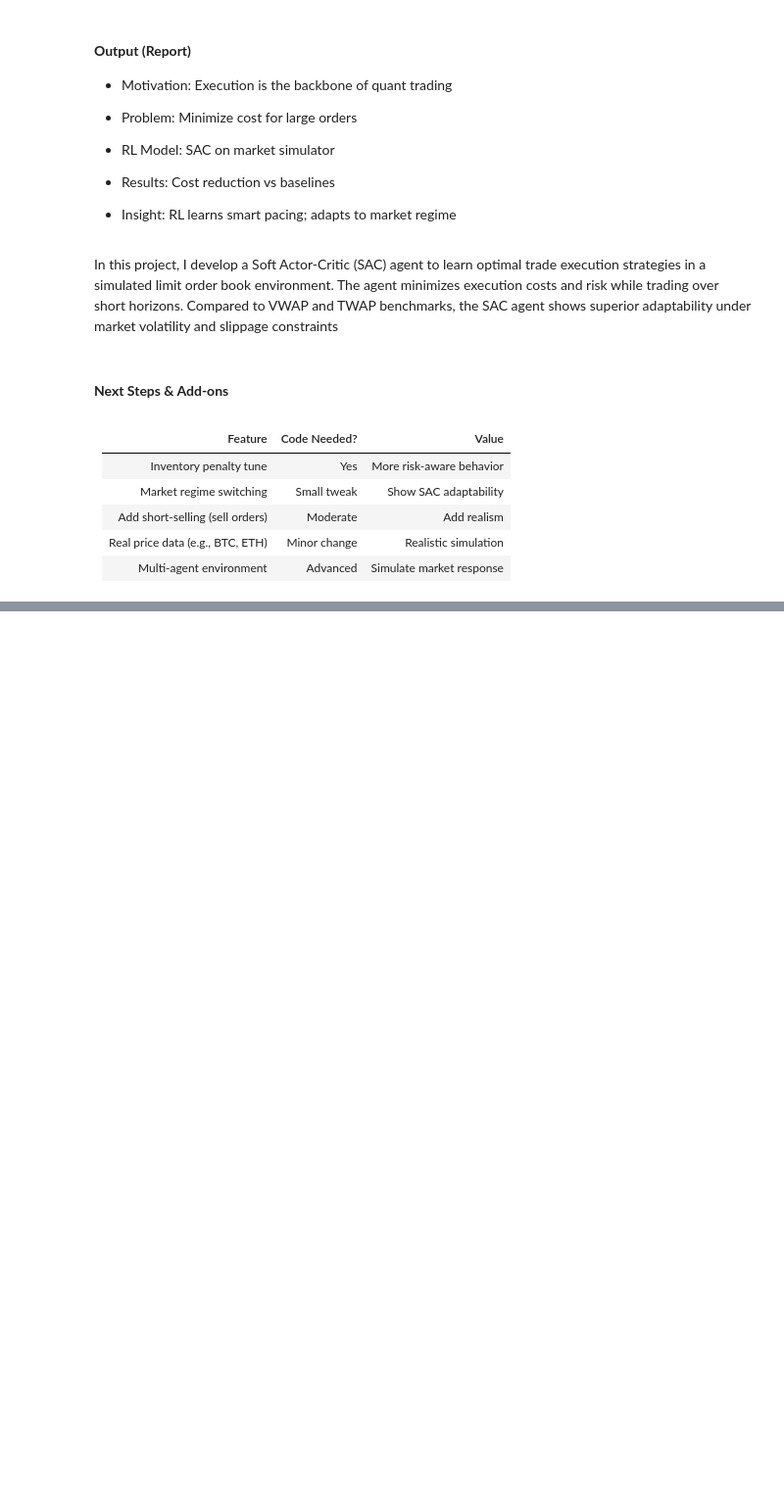
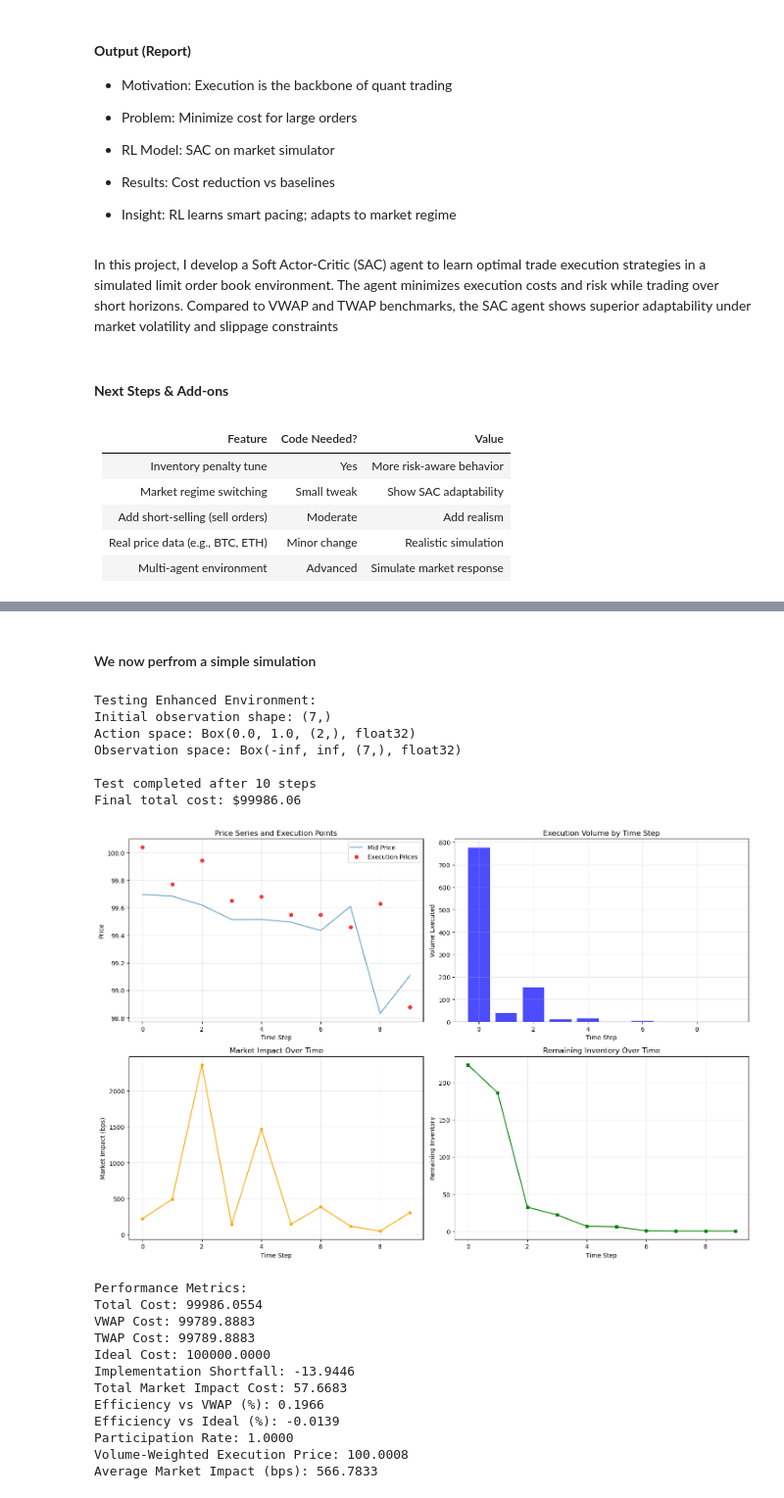
Before and after one commit to victorsobottka/rl_final_project_2025, a Jupyter notebook: RL_Final_v0.ipynb, the cells around one changed output, grey strips where cells are left out. Shown at 98% size. Saved outputs shown, nothing was run; the diff lists cells and outputs as text; code cells hidden in the pictures; blank space fills up the shorter version.

Commit message:
changed the environment to a more realistic one and trained the sec. comparisons done

```diff
--- a/RL_Final_v0.ipynb
+++ b/RL_Final_v0.ipynb
@@ -284,0 +581,61 @@ In this project, I develop a Soft Actor-Critic (SAC) agent to learn optimal trad
+# %% [markdown]
+#### We now perfrom a simple simulation
+# %%
+env = EnhancedExecutionEnv(
+        total_steps=60,
+        total_inventory=1000,
+        volatility_regime='normal',
+        enable_market_impact=True
+    )
+
+# Test environment
+obs = env.reset()
+history = []
+
+print("Testing Enhanced Environment:")
+print(f"Initial observation shape: {obs.shape}")
+print(f"Action space: {env.action_space}")
+print(f"Observation space: {env.observation_space}")
+
+for i in range(10):
+    # Random action for testing
+    action = env.action_space.sample()
+    obs, reward, done, info = env.step(action)
+    history.append(info)
+
+    if done:
+        break
+
+print(f"\nTest completed after {len(history)} steps")
+print(f"Final total cost: ${history[-1]['total_cost']:.2f}")
+plot_execution_analysis(history, env.price_series)
+
+# Calculate metrics
+metrics = enhanced_evaluation_metrics(history, env.price_series, env.total_inventory)
+print("\nPerformance Metrics:")
+for key, value in metrics.items():
+    if isinstance(value, float):
+        print(f"{key}: {value:.4f}")
+    else:
+        print(f"{key}: {value}")
+# %% [output]
+Testing Enhanced Environment:
+Initial observation shape: (7,)
+Action space: Box(0.0, 1.0, (2,), float32)
+Observation space: Box(-inf, inf, (7,), float32)
+
+Test completed after 10 steps
+Final total cost: $99986.06
+[figure, added]
+Performance Metrics:
+Total Cost: 99986.0554
+VWAP Cost: 99789.8883
+TWAP Cost: 99789.8883
+Ideal Cost: 100000.0000
+Implementation Shortfall: -13.9446
+Total Market Impact Cost: 57.6683
+Efficiency vs VWAP (%): 0.1966
+Efficiency vs Ideal (%): -0.0139
+Participation Rate: 1.0000
+Volume-Weighted Execution Price: 100.0008
+Average Market Impact (bps): 566.7833
```
Also changed, not shown: parts of 16 cells of this notebook, 8 other files.
